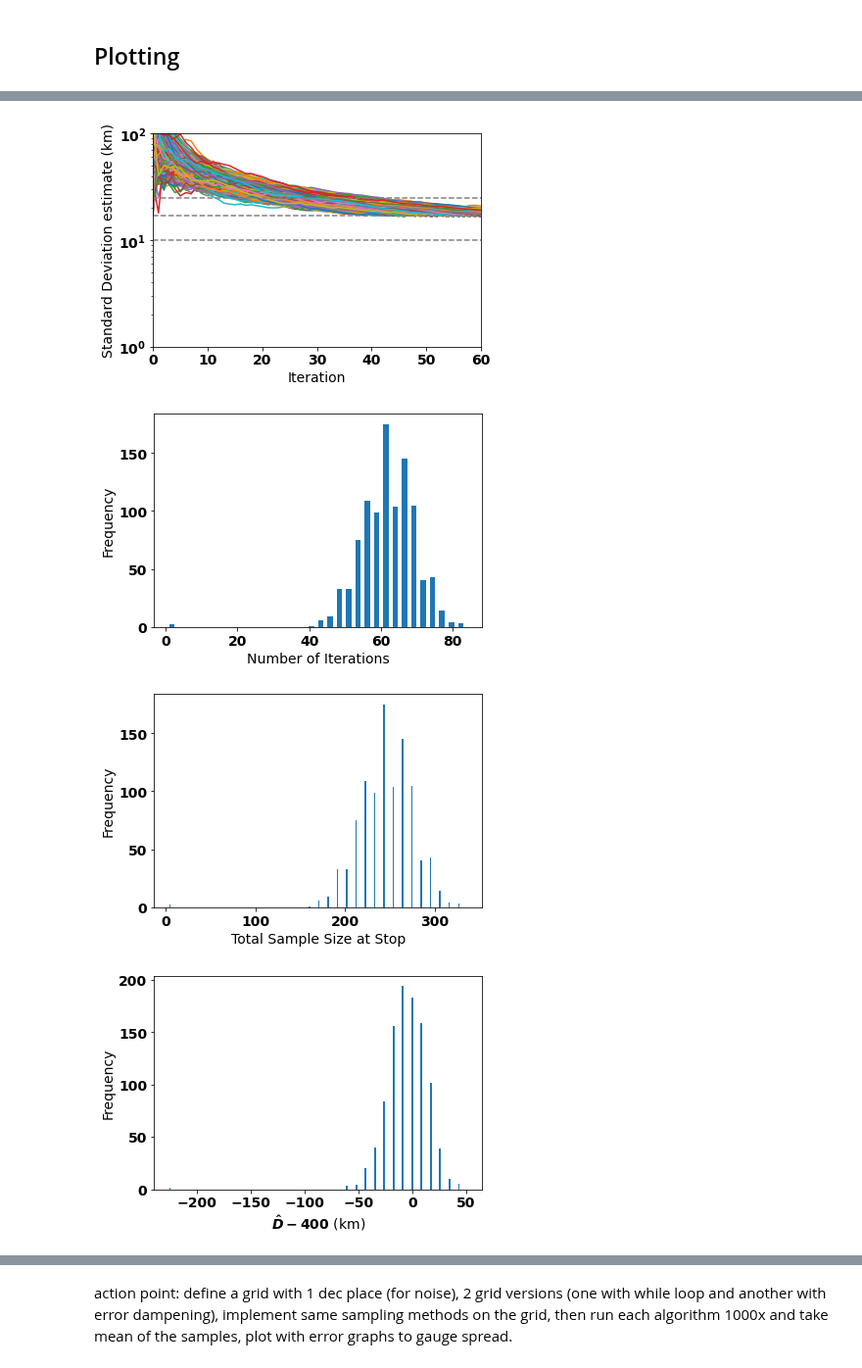
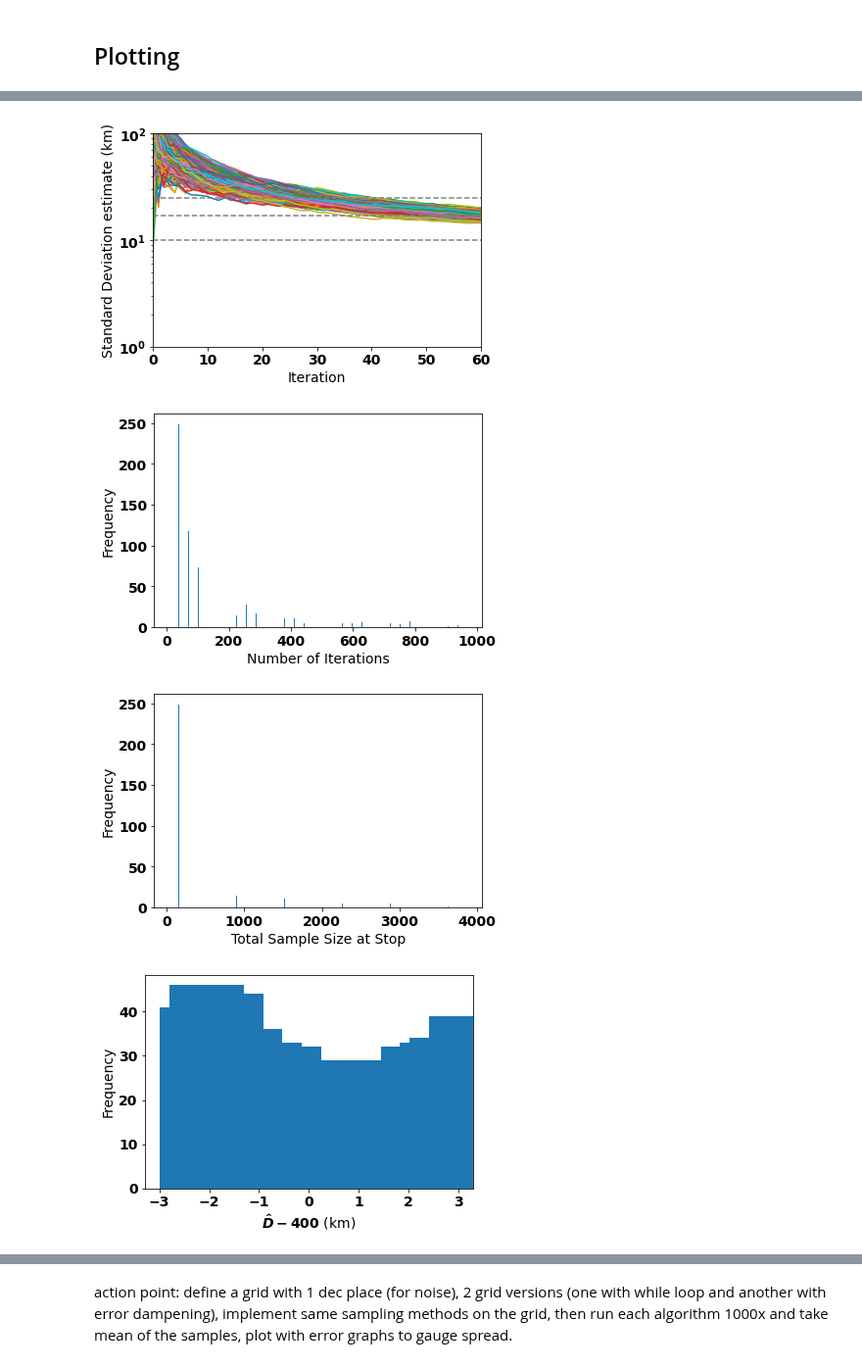
Before and after one commit to mustafa-majid-uu/curvefit_sampling, a Jupyter notebook: ex_SR.ipynb, the cells around one changed output, grey strips where cells are left out. Shown at 98% size. Cells and saved outputs as stored; diff of their text form; code cells hidden in the pictures.

Commit message:
some dhat s.c. done

```diff
--- a/ex_SR.ipynb
+++ b/ex_SR.ipynb
@@ -31,6 +31,10 @@ reps = 1000 #how many times to repeat the whole experiment
 rp0 = np.random.uniform(100,1000) #sample initial random guess of D-hat for curve fitting
 
 stdSC = 17
+
+isSCstd = False
+isSCdhat = True
+scdiff = 3 #absolute difference for Dhat for stopping criteria
 # %% [markdown]
 <h2>Generating Noisy Artificial Data</h2>
 # %%
@@ -169,7 +173,8 @@ for a in range(0,reps):
         error_array = rng.normal(loc = 0, scale = e, size = 4001) #normal dist. centred around 0 with st.dev. e
         error_arrays.append(error_array)
 
-
+    startcount = 1
+    maxcount = 3
 
     Dhat_arr2 = [  ]
     cov_arr2 = [  ]
@@ -196,8 +201,25 @@ for a in range(0,reps):
         Dhat_arr2.append(params[0]) #new estimate of corr. dist added to D-hat list
         cov_arr2.append(np.sqrt(covs[0][0]))
 
-                #Stopping criteria
-        if(np.sqrt(covs[0][0]) < stdSC):
+        #Stopping criteria st. dev.
+        if(np.sqrt(covs[0][0]) < stdSC and isSCstd):
+            print("std. dev stopping reached")
+            diff = params[0] - ValueTRUE
+            Diffatstop.append(diff)
+            stop_i.append(i) #record which iteration no. the SC occurs
+            stop_Dhat.append(i)
+            xaxes.append(i_arr)
+            samsize.append(len(x)) #size of sample set at stop
+            break #end this rep. of the algorithm in this case
+
+         #if |Dhat - D| < 3km for 3 iters, stop the run
+        absdiff = abs(params[0] - ValueTRUE)
+        if (absdiff < scdiff):
+            startcount+=1
+        else:
+            startcount = 0
+
+        if (startcount == maxcount and isSCdhat):
             diff = params[0] - ValueTRUE
             Diffatstop.append(diff)
             stop_i.append(i) #record which iteration no. the SC occurs
@@ -262,8 +284,8 @@ plt.xlim(0,60)
 
 #SET FOLDER PATH
 import os
-folder_path = "plots/sr/std"
-folder_path += str(stdSC)
+folder_path = "plots/sr/absdiff"
+folder_path += str(scdiff)
 folder_path = folder_path + "_" + (str(e)).replace('.','_') + '__' + str(reps) + '/' #make separate folders based on noise value of synthetic data
 
 if not os.path.exists(folder_path):
@@ -316,7 +338,7 @@ plots/sr/std17_0_15__1000/7_5543870697760775.pdf
-[figure, old version]
+[figure, new version]
-[figure, old version]
+[figure, new version]
-[figure, old version]
+[figure, new version]
-[figure, old version]
+[figure, new version]
 # %%
 
 
```
Also changed, not shown: parts of 5 cells of this notebook, 37 other files.
